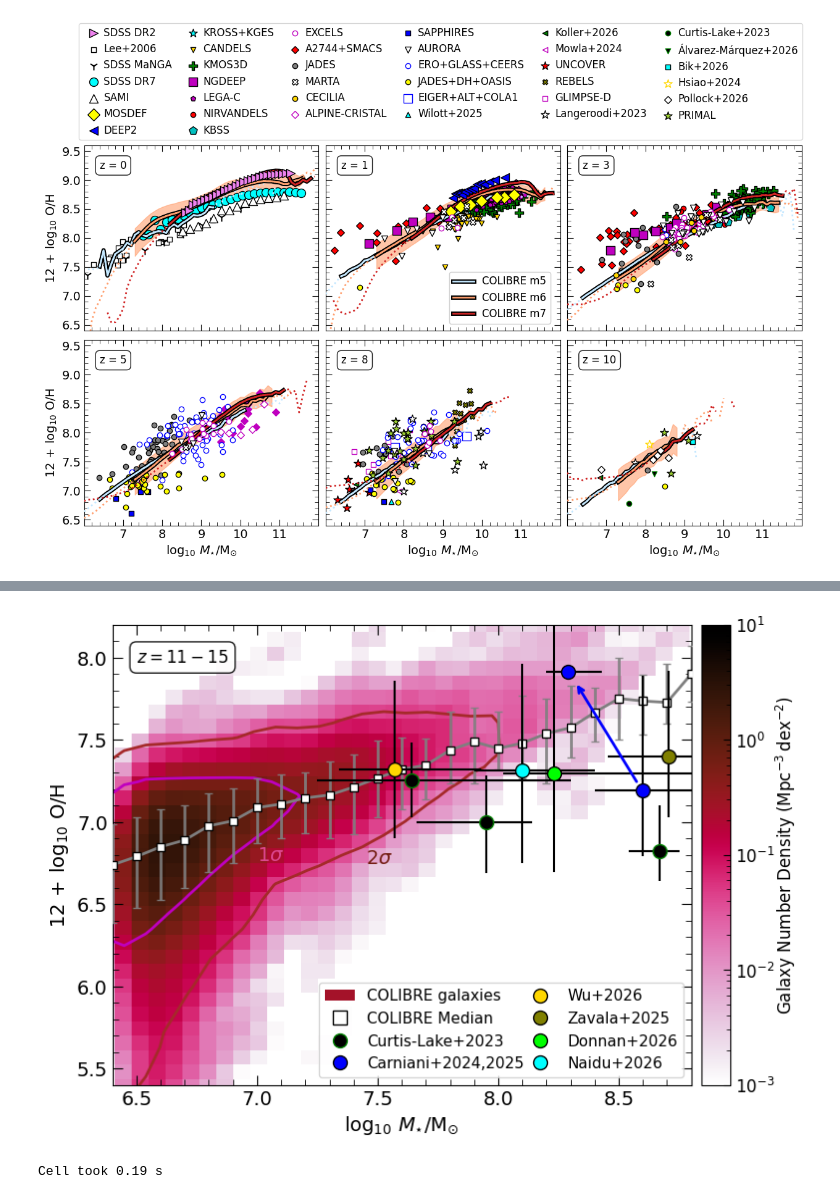
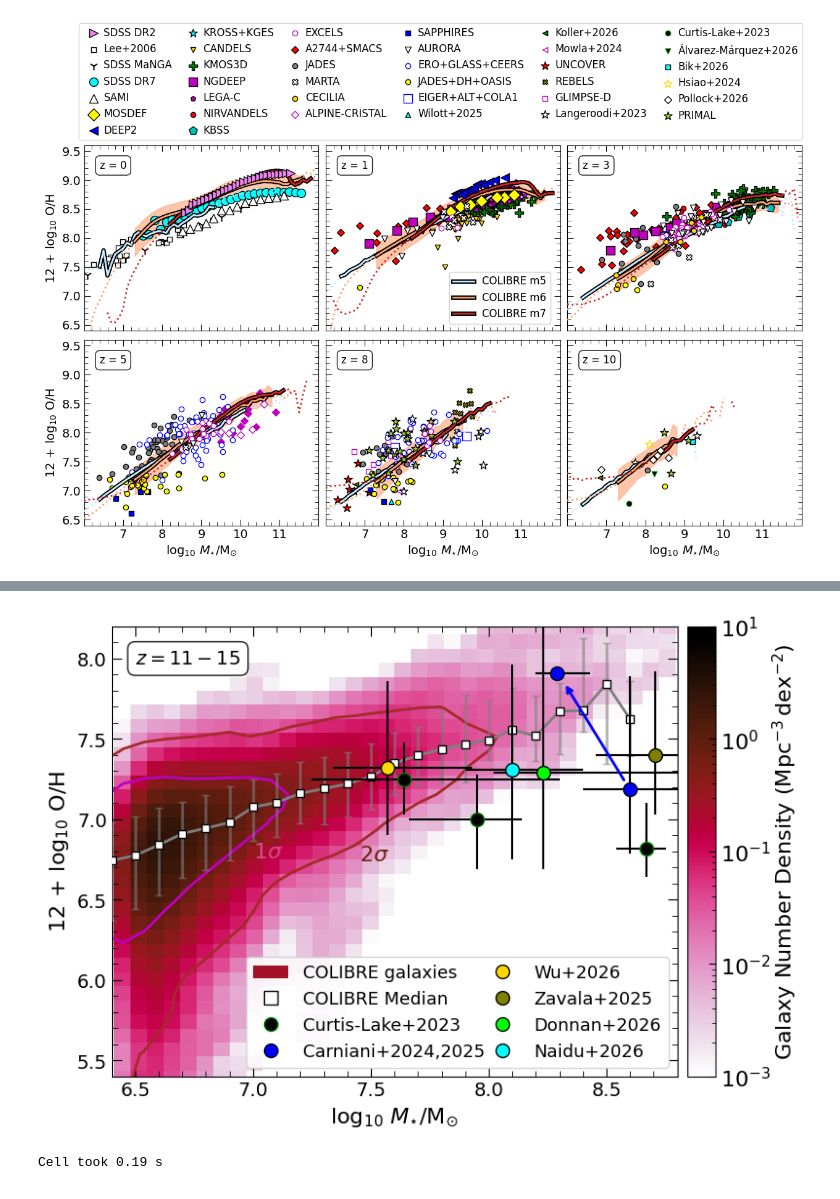
Before and after one commit to psharda/colibre_mzr_sharda26, a Jupyter notebook: plotting_scripts.ipynb, the cells around one changed output, grey strips where cells are left out. Cells and saved outputs as stored; diff of their text form; code cells hidden in the pictures.

Commit message:
update contours plot with weighted median

```diff
--- a/plotting_scripts.ipynb
+++ b/plotting_scripts.ipynb
@@ -75,7 +75,7 @@ def set_allticks(ax,fontsize=14,color='k'):
     ax.tick_params(axis='both', which='minor', direction = 'in', top=True, right=True, labelsize=fontsize, length=4, color=color)
     return None
 
-def set_cbar(image,axis,cbar_label,fontsize=12,labelpad=0):
+def set_cbar(image,axis,cbar_label,fontsize=14,labelpad=0):
     #sets all the properties of the colorbar for any figure
     divider = make_axes_locatable(axis)
     cax = divider.append_axes('right', size='5%', pad=0.1)
@@ -363,7 +363,7 @@ _tstart = time.time()
 reslimit_count = 10
 
 f, ax = plt.subplots(1,1,figsize=(8,6))
-fontsize=14
+fontsize=16
 
 min_count = 20
 reslimit_count = 10
@@ -377,10 +377,12 @@ bb = np.load(simpath+'contours_data.npz', allow_pickle=True)
 Z = bb['Z']
 x_all = bb['x_all']
 y_all = bb['y_all']
+weights_all = bb['weights_all']
+
 
 im=ax.imshow(Z.reshape(Xgrid.shape), origin='lower', aspect='auto', extent=[6.2, 9., 5, 8.5],
              cmap=cm.flamingo_r, label=r'COLIBRE galaxies', norm=LogNorm(vmin=1e-3, vmax=1e1))
-set_cbar(im,ax,r'Galaxy Number Density $(\rm{Mpc^{-3}\,dex^{-2}})$')
+set_cbar(im,ax,r'Galaxy Number Density $(\rm{Mpc^{-3}\,dex^{-2}})$',fontsize=fontsize)
 set_allticks(ax)
 bbox = dict(boxstyle='round,pad=0.4',facecolor='white',edgecolor='black',alpha=0.9)
 ax.text(6.5, 8, r'$z = 11 - 15$', ha='left', va='center', fontsize=fontsize-2, bbox=bbox)
@@ -452,9 +454,11 @@ proxy43 = Line2D([0], [0], marker='o', linestyle='None', markerfacecolor='cyan',
 
 ax.legend(handles=[proxy, proxy1, proxy2, proxy22, proxy32, proxy42, proxy41, proxy43], loc='lower right', fontsize=fontsize-3, ncol=2, columnspacing=0)
 
-bc, med, counts, p16, p84 = plot_median(x_all, y_all)
-ax.errorbar(bc, med, yerr=[med-p16, p84-med], fmt='s-', markeredgecolor='k',mfc='white', capsize=3,
-            lw=2, zorder=4, ecolor=to_rgba('grey', alpha=0.9))
+bc, med, counts, p16, p84 = plot_median_weighted(x_all, y_all, weights_all)
+good = np.where(counts >= 20)
+ax.errorbar(bc[good], med[good], yerr=[med[good]-p16[good], p84[good]-med[good]], fmt='s-',
+            markeredgecolor='k',mfc='white', capsize=3,
+            lw=2, zorder=4, ecolor=to_rgba('grey', alpha=0.6))
 
 #f.savefig('Figure4.pdf', bbox_inches='tight')
 f.savefig('../colibre/plot_contours.pdf', bbox_inches='tight')
@@ -464,4 +468,4 @@ Cell took 0.31 s
-[figure, old version]
+[figure, new version]
 # %%
 #Figure 5
 
```
Also changed, not shown: parts of 2 cells of this notebook, 1 other file.
